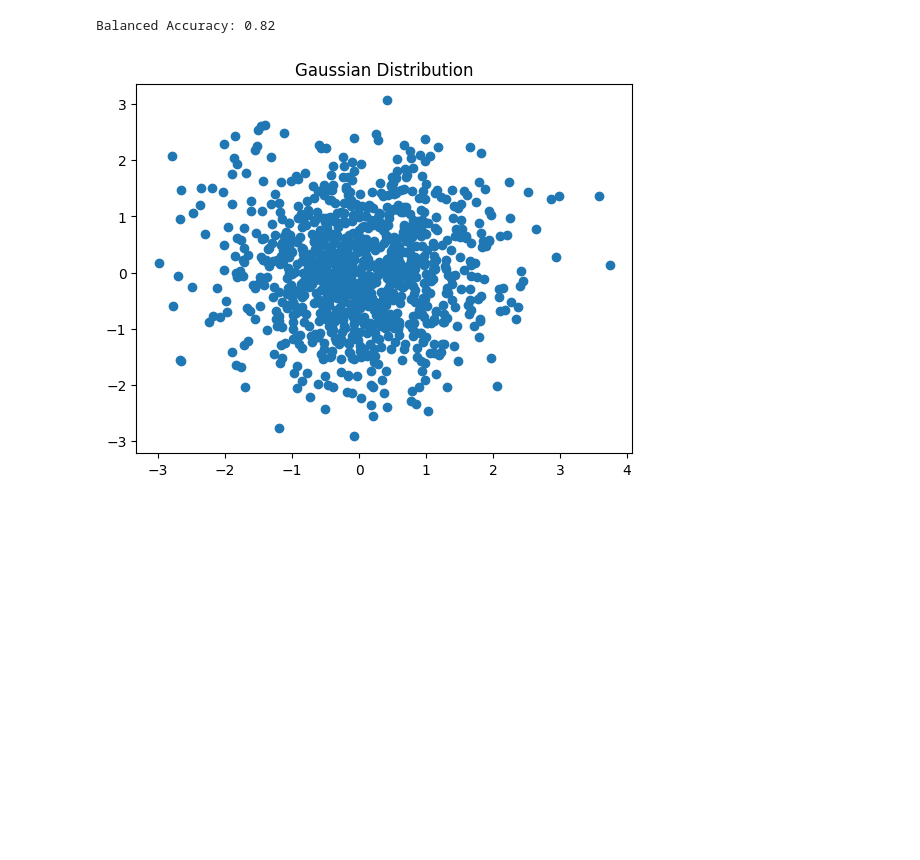
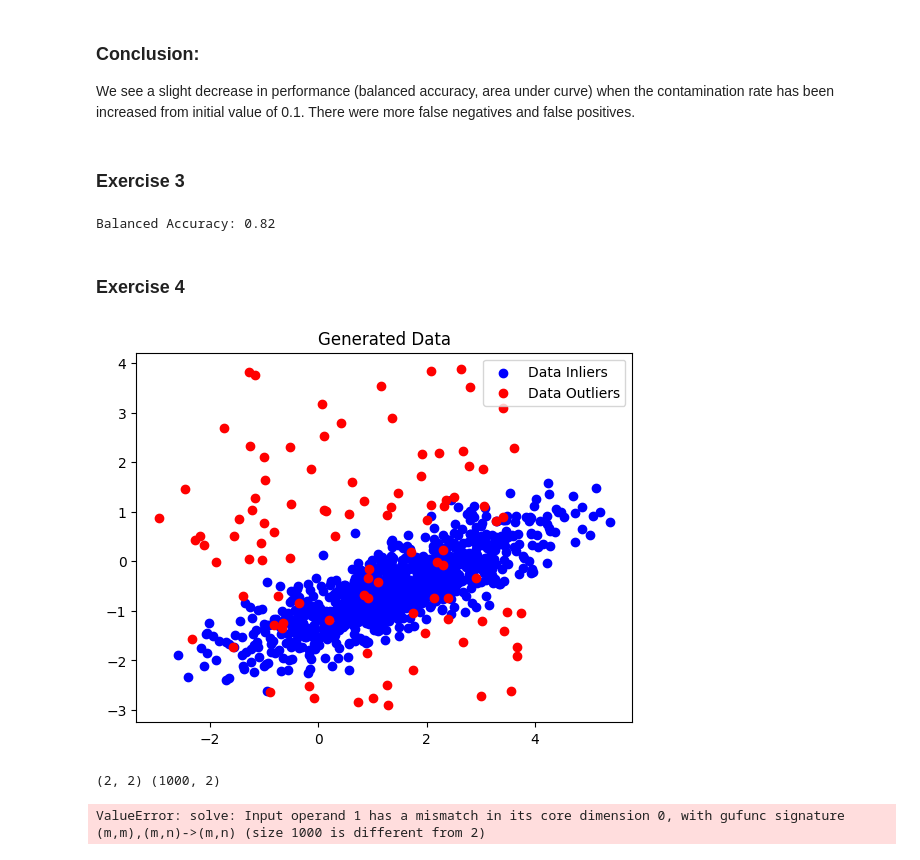
Before and after one commit to Razvan48/Homework-Anomaly-Detection-AD, a Jupyter notebook: Laboratories/Laboratory-1/Laboratory-1.ipynb, the cells around one changed output. Cells and saved outputs as stored; diff of their text form; code cells hidden in the pictures; blank space fills up the shorter version.

```diff
--- a/Laboratories/Laboratory-1/Laboratory-1.ipynb
+++ b/Laboratories/Laboratory-1/Laboratory-1.ipynb
@@ -145,3 +152,8 @@ Balanced Accuracy: 0.99
+# %% [markdown]
+### Conclusion:
+We see a slight decrease in performance (balanced accuracy, area under curve) when the contamination rate has been increased from initial value of 0.1. There were more false negatives and false positives.
+# %% [markdown]
+### Exercise 3
 # %%
 def ex3():
     data = generate_data(n_train=1000, n_test=0, n_features=1, contamination=0.1, random_state=23)
@@ -162,20 +174,46 @@ def ex3():
 ex3()
 # %% [output]
 Balanced Accuracy: 0.82
+# %% [markdown]
+### Exercise 4
 # %%
 def ex4():
     num_dims = 2
-    mean = np.zeros(num_dims)
-    covariance = np.eye(num_dims)
+    mean_inliers = np.array([1.5, -0.5])
+    covariance = np.array([[2.0, 0.8], [0.8, 0.5]])
 
-    data = np.random.multivariate_normal(np.zeros(num_dims), np.eye(num_dims), 1000)
-    data = mean + data @ np.linalg.cholesky(covariance).T
+    num_samples = 1000
+    contamination = 0.1
 
-    plt.scatter(data[:, 0], data[:, 1])
-    plt.title('Gaussian Distribution')
+    num_inliers = int(num_samples * (1.0 - contamination))
+    num_outliers = num_samples - num_inliers
+
+    np.random.seed(23)
+
+    inliers = np.random.multivariate_normal(np.zeros(num_dims), np.eye(num_dims), num_inliers)
+    inliers = mean_inliers + inliers @ np.linalg.cholesky(covariance).T
+
+    outliers = np.random.uniform(low=-3, high=4, size=(num_outliers, num_dims))
+
+    data = np.vstack((inliers, outliers))
+
+    plt.scatter(inliers[:, 0], inliers[:, 1], c='blue', label='Data Inliers')
+    plt.scatter(outliers[:, 0], outliers[:, 1], c='red', label='Data Outliers')
+    plt.title(f'Generated Data')
+    plt.legend()
+
     plt.show()
+
+    w = data - np.mean(data)
+    print(covariance.shape, w.shape)
+
+    q = np.linalg.solve(covariance, w)
+
+    z_scores = np.sqrt(covariance.T @ q)
 
 
 ex4()
 # %% [output]
-[figure, old version]
+[figure, new version]
+(2, 2) (1000, 2)
+ValueError: solve: Input operand 1 has a mismatch in its core dimension 0, with gufunc signature (m,m),(m,n)->(m,n) (size 1000 is different from 2)
```
Also changed, not shown: parts of 7 cells of this notebook.
